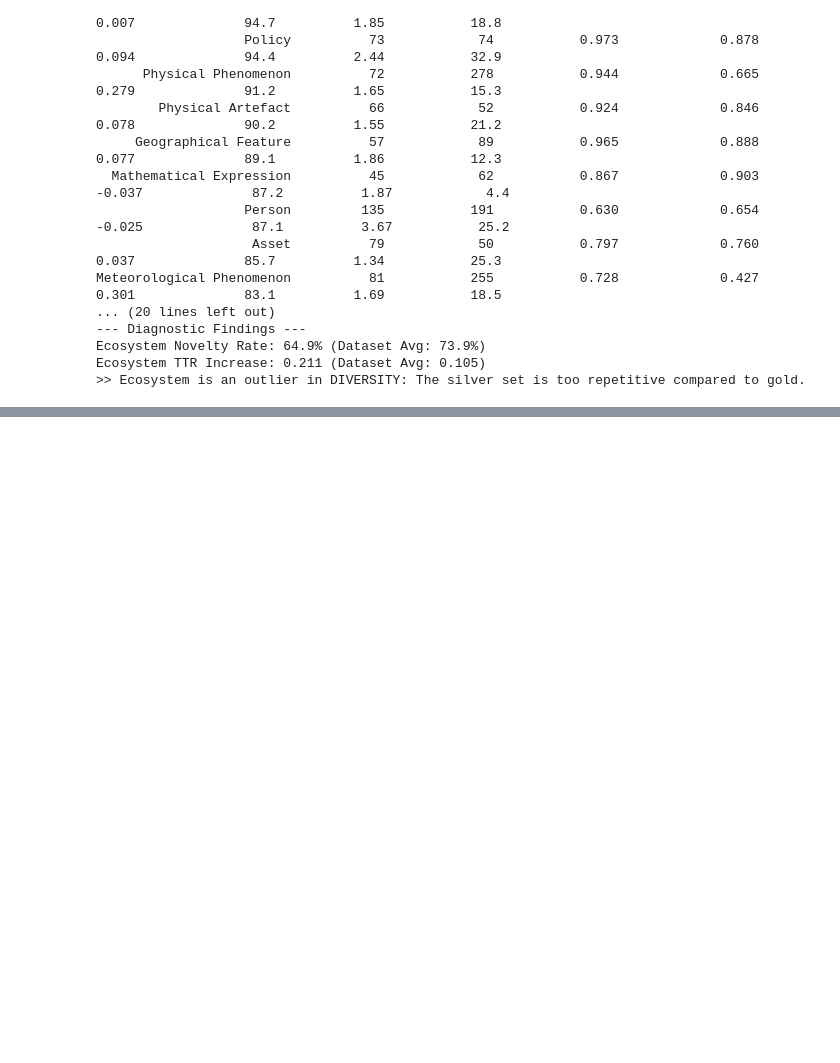
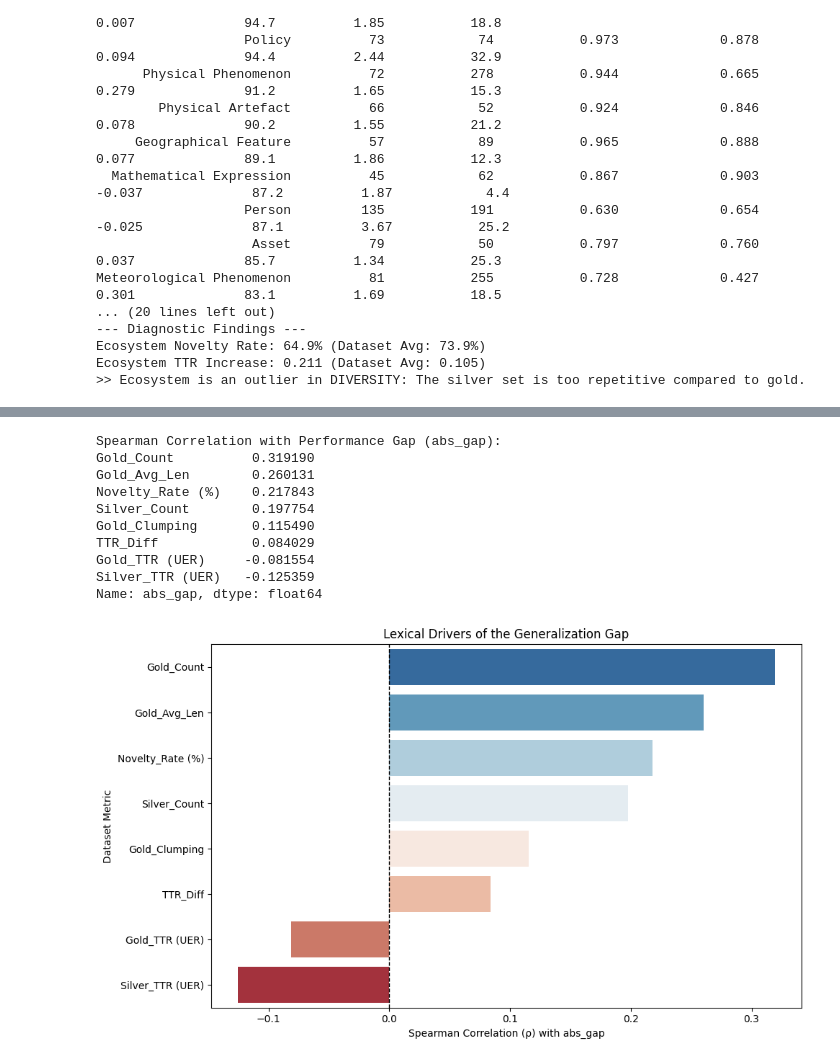
Before and after one commit to P0L3/CliReNER, a Jupyter notebook: UER_analysis.ipynb, the cells around one changed output, grey strips where cells are left out. Saved outputs shown, nothing was run; the diff lists cells and outputs as text; code cells hidden in the pictures; blank space fills up the shorter version.

```diff
--- a/UER_analysis.ipynb
+++ b/UER_analysis.ipynb
@@ -170,0 +251,2 @@ df.sort_values(by="TTR_Diff", ascending=False)
+# %%
+df_withgap = pd.merge(tag_gap, df, on="Type")
@@ -170,0 +273,36 @@ df.sort_values(by="TTR_Diff", ascending=False)
+# %%
+import seaborn as sns
+import matplotlib.pyplot as plt
+
+# 1. Calculate Spearman correlation, ensuring we only look at numeric columns
+# We use abs() on correlations at the end if we want to see 'magnitude',
+# but raw values are better for knowing the 'direction' of the effect.
+correlations = df_withgap.corr(method='spearman', numeric_only=True)['abs_gap'].sort_values(ascending=False)
+
+# 2. Remove 'abs_gap' and 'percent_change' from the results so we only see external predictors
+predictors = correlations.drop(['abs_gap', 'percent_change'], errors='ignore')
+
+print("Spearman Correlation with Performance Gap (abs_gap):")
+print(predictors)
+
+# 3. Visualization
+plt.figure(figsize=(10, 6))
+sns.barplot(x=predictors.values, y=predictors.index, hue=predictors.index, palette='RdBu_r', legend=False)
+plt.axvline(x=0, color='black', linestyle='--', linewidth=1)
+plt.title("Lexical Drivers of the Generalization Gap")
+plt.xlabel("Spearman Correlation (ρ) with abs_gap")
+plt.ylabel("Dataset Metric")
+plt.tight_layout()
+plt.show()
+# %% [output]
+Spearman Correlation with Performance Gap (abs_gap):
+Gold_Count          0.319190
+Gold_Avg_Len        0.260131
+Novelty_Rate (%)    0.217843
+Silver_Count        0.197754
+Gold_Clumping       0.115490
+TTR_Diff            0.084029
+Gold_TTR (UER)     -0.081554
+Silver_TTR (UER)   -0.125359
+Name: abs_gap, dtype: float64
+[figure, added]
```
Also changed, not shown: parts of 3 cells of this notebook.
